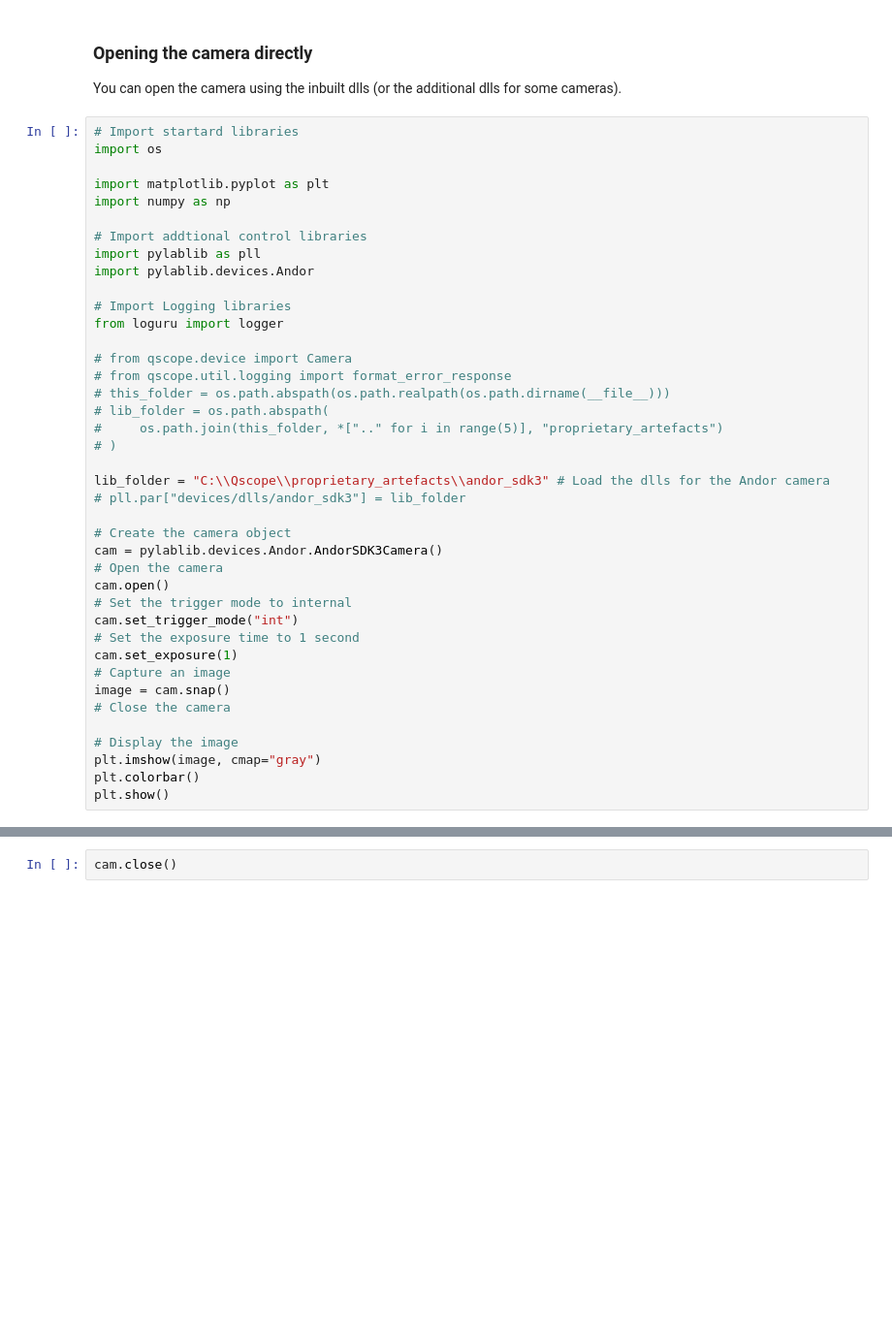
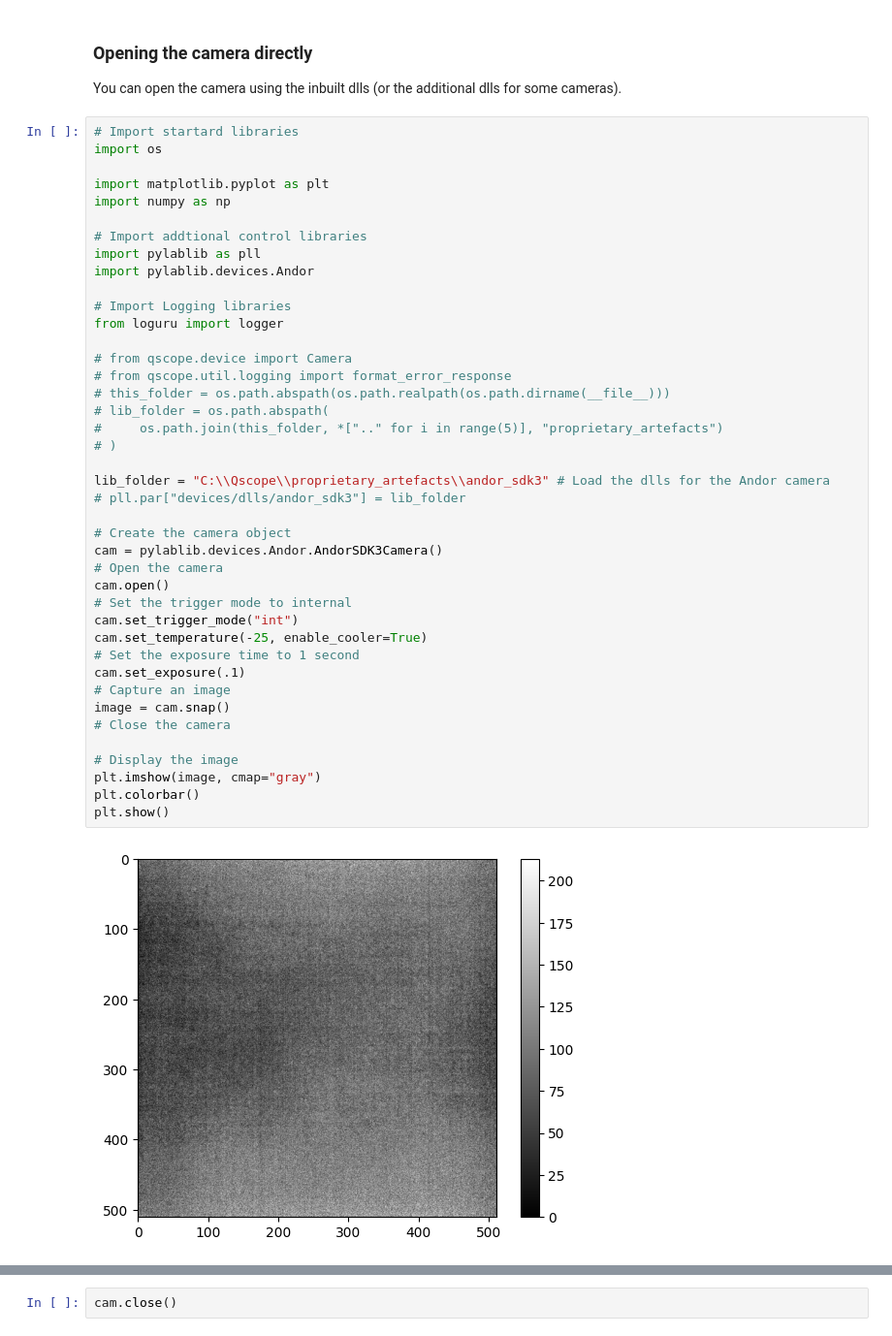
Before and after one commit to qnslab/qscope, a Jupyter notebook: examples/devices/controlling_andor_sona.ipynb, the cells around one changed output, grey strips where cells are left out. Shown at 97% size. Cells and saved outputs as stored; diff of their text form; blank space fills up the shorter version.

```diff
--- a/examples/devices/controlling_andor_sona.ipynb
+++ b/examples/devices/controlling_andor_sona.ipynb
@@ -43,31 +45,34 @@ import pylablib as pll
 import pylablib.devices.Andor
 
 # Import Logging libraries
 from loguru import logger
 
 # from qscope.device import Camera
 # from qscope.util.logging import format_error_response
 # this_folder = os.path.abspath(os.path.realpath(os.path.dirname(__file__)))
 # lib_folder = os.path.abspath(
 #     os.path.join(this_folder, *[".." for i in range(5)], "proprietary_artefacts")
 # )
 
 lib_folder = "C:\\Qscope\\proprietary_artefacts\\andor_sdk3" # Load the dlls for the Andor camera
 # pll.par["devices/dlls/andor_sdk3"] = lib_folder
 
 # Create the camera object
 cam = pylablib.devices.Andor.AndorSDK3Camera()
 # Open the camera
 cam.open()
 # Set the trigger mode to internal
 cam.set_trigger_mode("int")
+cam.set_temperature(-25, enable_cooler=True)
 # Set the exposure time to 1 second
-cam.set_exposure(1)
+cam.set_exposure(.1)
 # Capture an image
 image = cam.snap()
 # Close the camera
 
 # Display the image
 plt.imshow(image, cmap="gray")
 plt.colorbar()
 plt.show()
+# %% [output]
+[figure, added]
```
Also changed, not shown: parts of 5 cells of this notebook, 1 other file.
